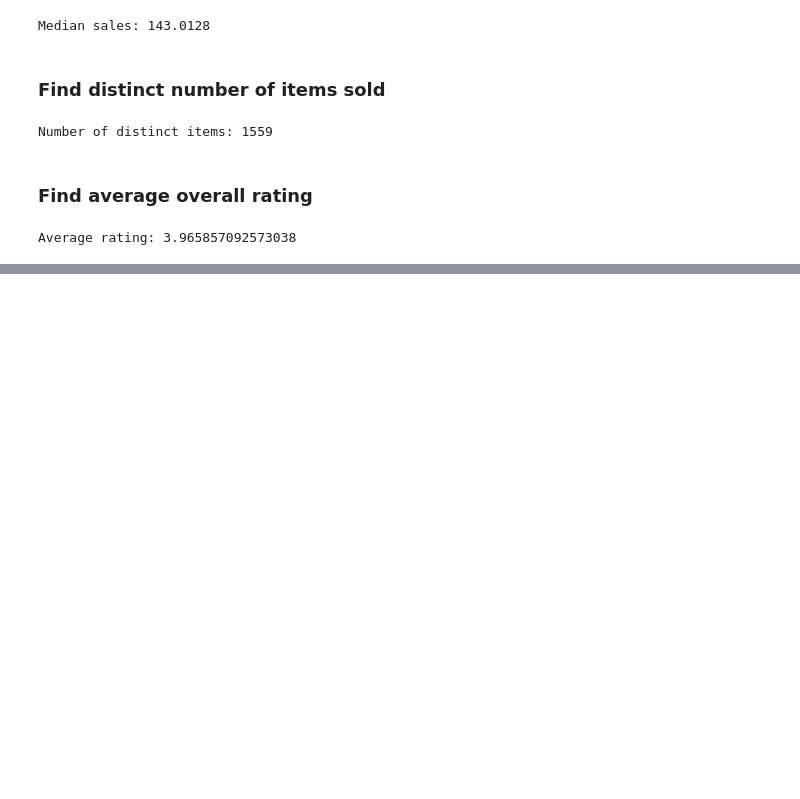
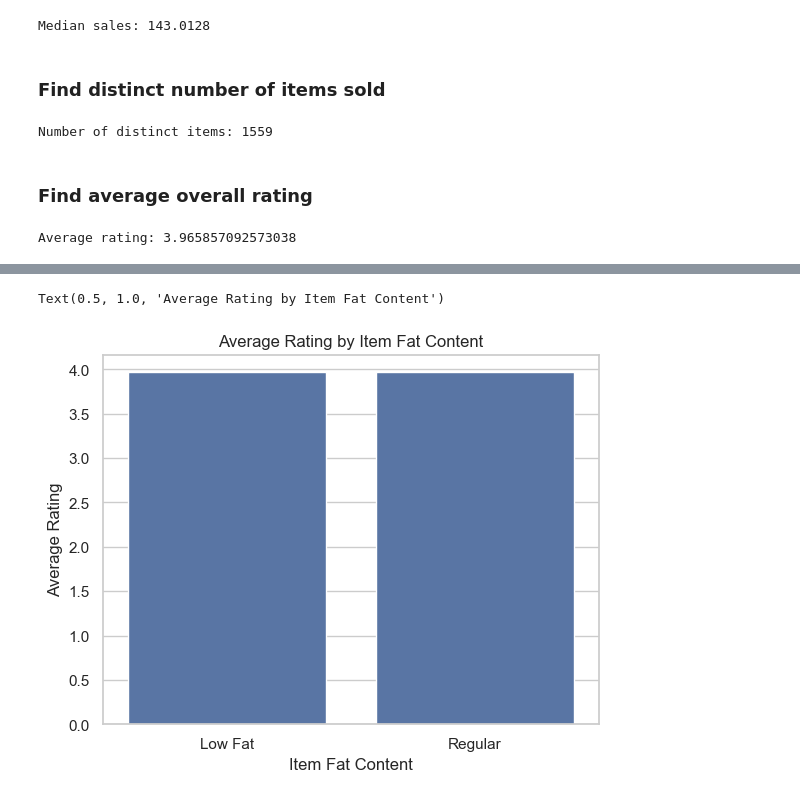
Before and after one commit to Mohamed-Shaheedullah/blinkit-analysis, a Jupyter notebook: blinkit-analysis.ipynb, the cells around one changed output, grey strips where cells are left out. Cells and saved outputs as stored; diff of their text form; code cells hidden in the pictures; blank space fills up the shorter version.

```diff
--- a/blinkit-analysis.ipynb
+++ b/blinkit-analysis.ipynb
@@ -113,0 +135,6 @@ Average rating: 3.965857092573038
+# %%
+sns.barplot(x='Item Fat Content', y='Average Rating', data=df_fat)
+plt.title('Average Rating by Item Fat Content')
+# %% [output]
+Text(0.5, 1.0, 'Average Rating by Item Fat Content')
+[figure, added]
```
Also changed, not shown: parts of 4 cells of this notebook.
